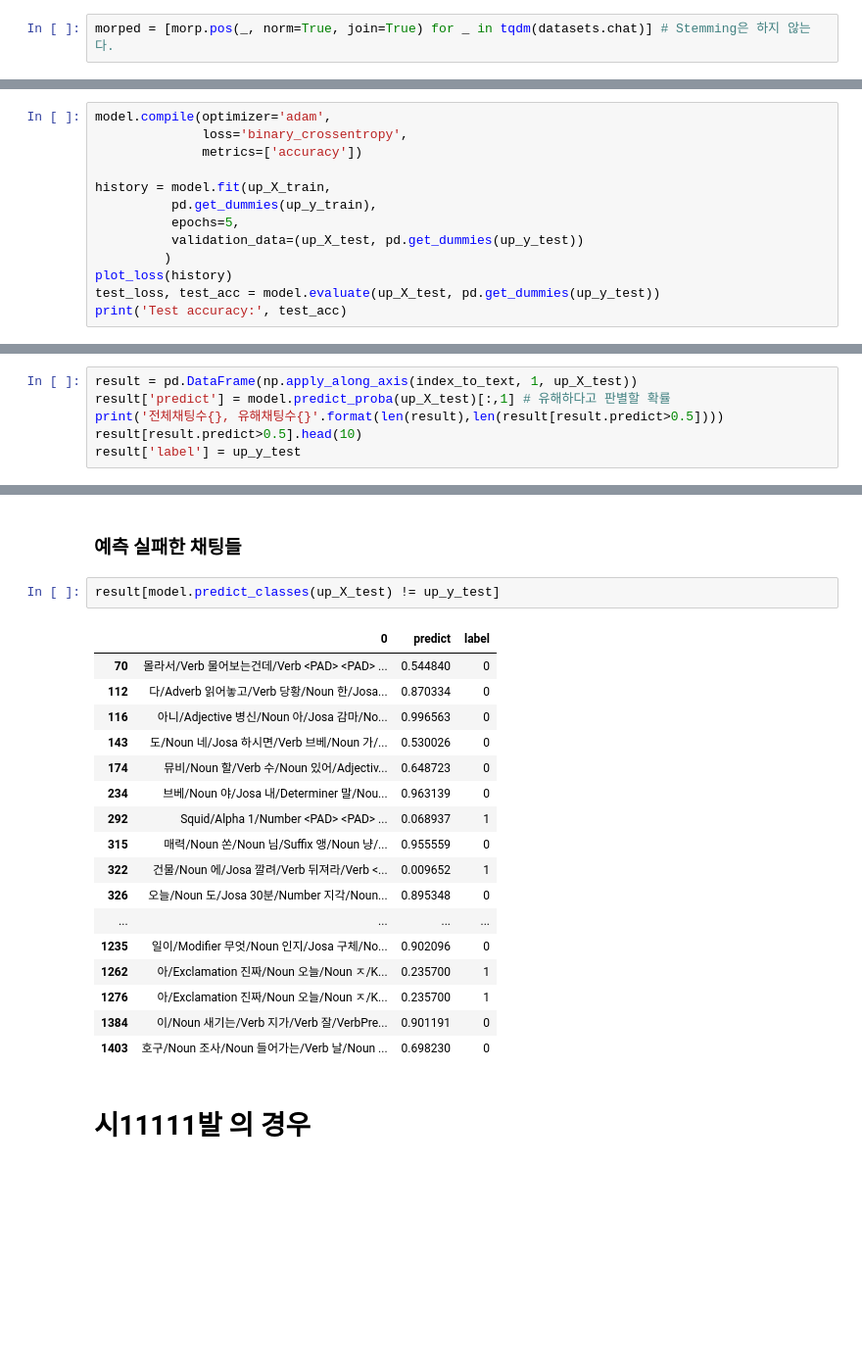
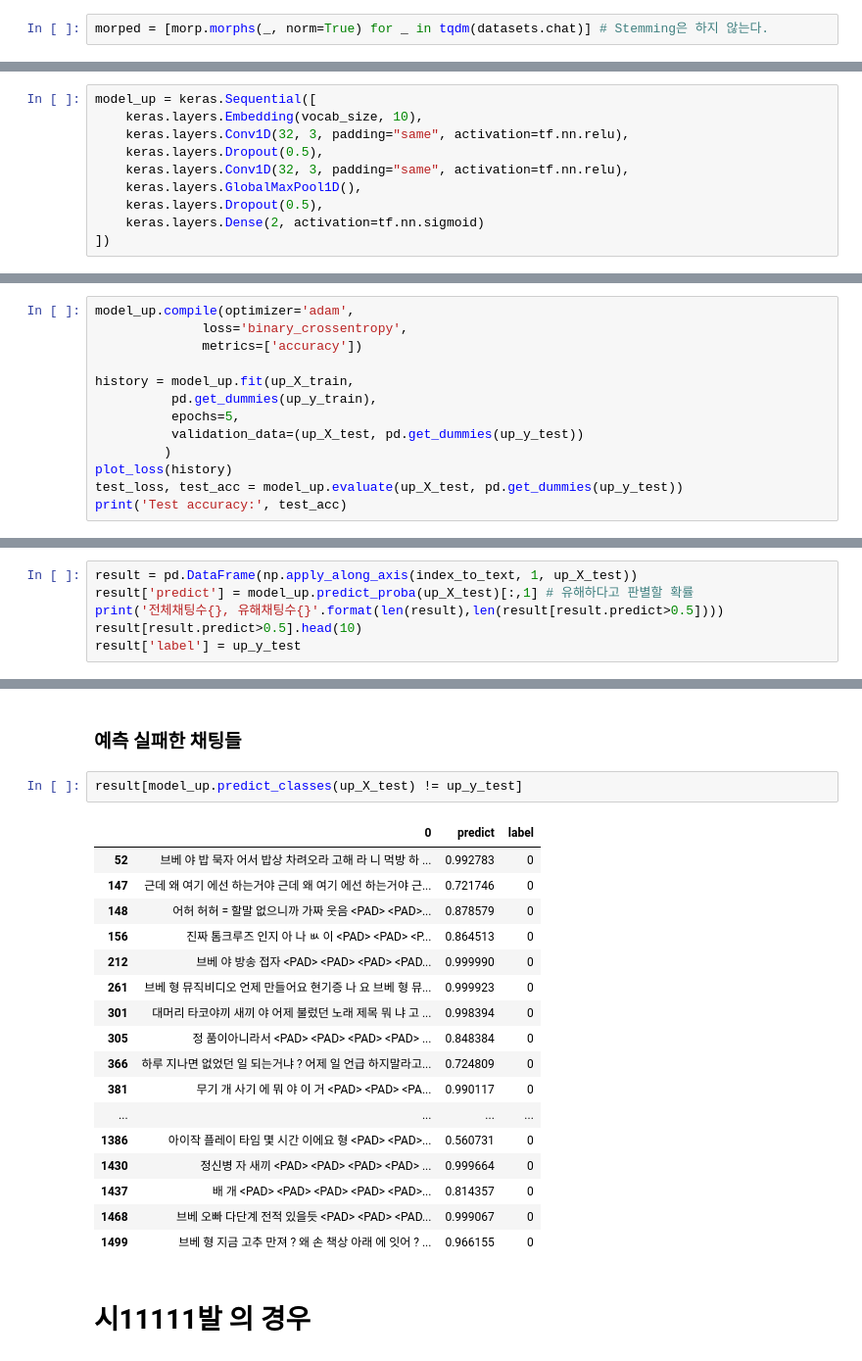
Before and after one commit to bigdata-3-group/korea-3, a Jupyter notebook: src/NLP/morp_prototype_model.ipynb, the cells around one changed output, grey strips where cells are left out. Shown at 98% size. Saved outputs shown, nothing was run; the diff lists cells and outputs as text; blank space fills up the shorter version.

```diff
--- a/src/NLP/morp_prototype_model.ipynb
+++ b/src/NLP/morp_prototype_model.ipynb
@@ -80,7 +78,7 @@ please file a ticket with the developer.
 
   """)
 # %%
-morped = [morp.pos(_, norm=True, join=True) for _ in tqdm(datasets.chat)] # Stemming은 하지 않는다.
+morped = [morp.morphs(_, norm=True) for _ in tqdm(datasets.chat)] # Stemming은 하지 않는다.
 # %%
 morped[:5]
 # %% [output]
@@ -306,0 +234,10 @@ len(up_y), up_y.sum()
+# %%
+model_up = keras.Sequential([
+    keras.layers.Embedding(vocab_size, 10),
+    keras.layers.Conv1D(32, 3, padding="same", activation=tf.nn.relu),
+    keras.layers.Dropout(0.5),
+    keras.layers.Conv1D(32, 3, padding="same", activation=tf.nn.relu),
+    keras.layers.GlobalMaxPool1D(),
+    keras.layers.Dropout(0.5),
+    keras.layers.Dense(2, activation=tf.nn.sigmoid)
+])
@@ -307,15 +251,15 @@ len(up_y), up_y.sum()
 # %%
-model.compile(optimizer='adam',
+model_up.compile(optimizer='adam',
               loss='binary_crossentropy',
               metrics=['accuracy'])
 
-history = model.fit(up_X_train,
+history = model_up.fit(up_X_train,
           pd.get_dummies(up_y_train),
           epochs=5,
           validation_data=(up_X_test, pd.get_dummies(up_y_test))
          )
 plot_loss(history)
-test_loss, test_acc = model.evaluate(up_X_test, pd.get_dummies(up_y_test))
+test_loss, test_acc = model_up.evaluate(up_X_test, pd.get_dummies(up_y_test))
 print('Test accuracy:', test_acc)
 # %% [output]
 Train on 4519 samples, validate on 1507 samples
@@ -329,6 +279,6 @@ Test accuracy: 0.9741208
 # %%
 result = pd.DataFrame(np.apply_along_axis(index_to_text, 1, up_X_test))
-result['predict'] = model.predict_proba(up_X_test)[:,1] # 유해하다고 판별할 확률
+result['predict'] = model_up.predict_proba(up_X_test)[:,1] # 유해하다고 판별할 확률
 print('전체채팅수{}, 유해채팅수{}'.format(len(result),len(result[result.predict>0.5])))
 result[result.predict>0.5].head(10)
 result['label'] = up_y_test
@@ -356,25 +311,25 @@ result[(result.predict>0.3) & (result.predict<0.6)]
 # %% [markdown]
 ### 예측 실패한 채팅들
 # %%
-result[model.predict_classes(up_X_test) != up_y_test]
+result[model_up.predict_classes(up_X_test) != up_y_test]
 # %% [output]
 |  | 0 | predict | label |
-| 70 | 몰라서/Verb 물어보는건데/Verb <PAD> <PAD> ... | 0.544840 | 0 |
-| 112 | 다/Adverb 읽어놓고/Verb 당황/Noun 한/Josa... | 0.870334 | 0 |
-| 116 | 아니/Adjective 병신/Noun 아/Josa 감마/No... | 0.996563 | 0 |
-| 143 | 도/Noun 네/Josa 하시면/Verb 브베/Noun 가/... | 0.530026 | 0 |
-| 174 | 뮤비/Noun 할/Verb 수/Noun 있어/Adjectiv... | 0.648723 | 0 |
-| 234 | 브베/Noun 야/Josa 내/Determiner 말/Nou... | 0.963139 | 0 |
-| 292 | Squid/Alpha 1/Number <PAD> <PAD> ... | 0.068937 | 1 |
-| 315 | 매력/Noun 쏜/Noun 님/Suffix 앵/Noun 냥/... | 0.955559 | 0 |
-| 322 | 건물/Noun 에/Josa 깔려/Verb 뒤져라/Verb <... | 0.009652 | 1 |
-| 326 | 오늘/Noun 도/Josa 30분/Number 지각/Noun... | 0.895348 | 0 |
+| 52 | 브베 야 밥 묵자 어서 밥상 차려오라 고해 라 니 먹방 하 ... | 0.992783 | 0 |
+| 147 | 근데 왜 여기 에선 하는거야 근데 왜 여기 에선 하는거야 근... | 0.721746 | 0 |
+| 148 | 어허 허허 = 할말 없으니까 가짜 웃음 <PAD> <PAD>... | 0.878579 | 0 |
+| 156 | 진짜 톰크루즈 인지 아 나 ㅄ 이 <PAD> <PAD> <P... | 0.864513 | 0 |
+| 212 | 브베 야 방송 접자 <PAD> <PAD> <PAD> <PAD... | 0.999990 | 0 |
+| 261 | 브베 형 뮤직비디오 언제 만들어요 현기증 나 요 브베 형 뮤... | 0.999923 | 0 |
+| 301 | 대머리 타코야끼 새끼 야 어제 불렀던 노래 제목 뭐 냐 고 ... | 0.998394 | 0 |
+| 305 | 정 품이아니라서 <PAD> <PAD> <PAD> <PAD> ... | 0.848384 | 0 |
+| 366 | 하루 지나면 없었던 일 되는거냐 ? 어제 일 언급 하지말라고... | 0.724809 | 0 |
+| 381 | 무기 개 사기 에 뭐 야 이 거 <PAD> <PAD> <PA... | 0.990117 | 0 |
 | ... | ... | ... | ... |
-| 1235 | 일이/Modifier 무엇/Noun 인지/Josa 구체/No... | 0.902096 | 0 |
-| 1262 | 아/Exclamation 진짜/Noun 오늘/Noun ㅈ/K... | 0.235700 | 1 |
-| 1276 | 아/Exclamation 진짜/Noun 오늘/Noun ㅈ/K... | 0.235700 | 1 |
-| 1384 | 이/Noun 새기는/Verb 지가/Verb 잘/VerbPre... | 0.901191 | 0 |
-| 1403 | 호구/Noun 조사/Noun 들어가는/Verb 날/Noun ... | 0.698230 | 0 |
+| 1386 | 아이작 플레이 타임 몇 시간 이에요 형 <PAD> <PAD>... | 0.560731 | 0 |
+| 1430 | 정신병 자 새끼 <PAD> <PAD> <PAD> <PAD> ... | 0.999664 | 0 |
+| 1437 | 배 개 <PAD> <PAD> <PAD> <PAD> <PAD>... | 0.814357 | 0 |
+| 1468 | 브베 오빠 다단계 전적 있을듯 <PAD> <PAD> <PAD... | 0.999067 | 0 |
+| 1499 | 브베 형 지금 고추 만져 ? 왜 손 책상 아래 에 잇어 ? ... | 0.966155 | 0 |
 # %% [markdown]
 # 시11111발 의 경우
 # %%
```
Also changed, not shown: parts of 28 cells of this notebook, 4 other files.
